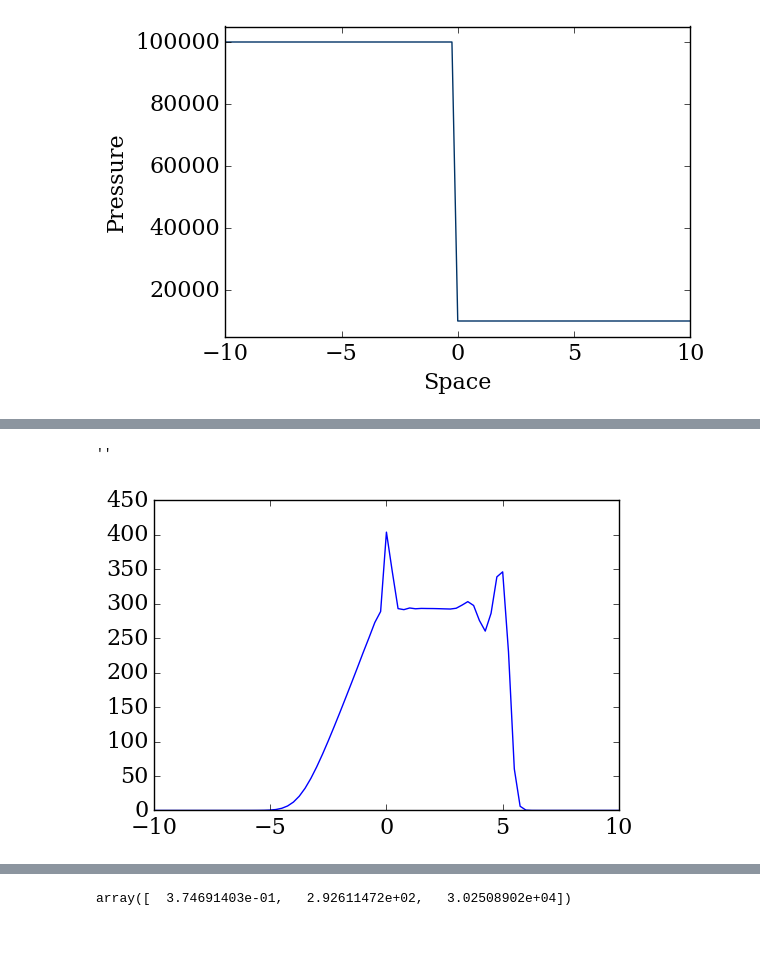
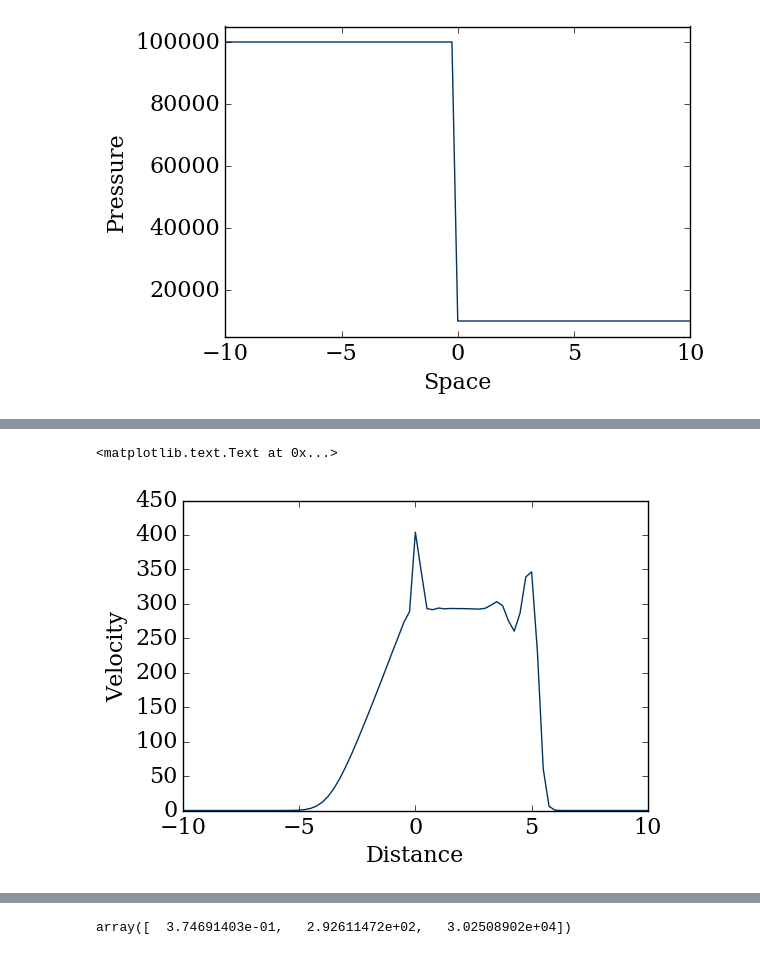
Before and after one commit to LusArt/Shock_Tube, a Jupyter notebook: Shock_Tube.ipynb, the cells around one changed output, grey strips where cells are left out. Cells and saved outputs as stored; diff of their text form; code cells hidden in the pictures.

```diff
--- a/Shock_Tube.ipynb
+++ b/Shock_Tube.ipynb
@@ -280,7 +285,7 @@ def vector_u(array,gamma):
 
     Parameters
     ----------
-    u : array of float
+    array : array of float
         array containing the values of (rho,u,p)
     gamma : float
         constant from the exercise
@@ -301,7 +306,7 @@ def vector_u(array,gamma):
                       rho*e_t])
 # %%
 def vector_f(u, gamma):
-    """Used to get the vector f from the array of float "u"
+    """Transform the array of float "u" to get the vector f
 
     Parameters
     ----------
@@ -335,18 +343,23 @@ u_1\\
 # %%
 def basic(u,nt,nx,gamma):
     """Transform the array of float "u" to get the vector A
+
     Parameters
     ----------
     u : array of float
         array containing the solution of vector u
+    nt : float
+        number of grid points in t
+    nx : float
+        number of grid points in x
     gamma : float
         constant from the exercise
 
 
     Returns
     -------
-    vector A : array of float
-        array containing the values of (rho,u,p)
+    initial : array of float
+        array containing the values of (rho,u,p) throught the whole simulation time
 
     """
     initial = numpy.zeros((nt,3,nx))
@@ -459,13 +475,15 @@ Nous avons affiché deux fonctions, elles fonctionnent toutes les deux mais sont
 # %%
 def dothemath(array, nt, nx, dt, dx, gamma):
-    """ Computes the solution with MacCormack scheme
+    """ Computes the solution with Richtmyer scheme
 
     Parameters
     ----------
-    rho    : array of floats
-            Density at initial time-step
+    array  : array of floats
+            Array with initial values of density, velocity and pressure
     nt     : int
-            Number of time steps
+            Number of grid points in t
+    nx     : int
+            Number of grid points in x
     dt     : float
             Time-step size
     dx     : float
@@ -474,8 +492,10 @@ def dothemath(array, nt, nx, dt, dx, gamma):
 
     Returns
     -------
-    array : array of floats
-            Density after nt time steps at every point x
+    u      : array of floats
+            Array with values of vector u at every nt time steps at every point x
+
+    We directly transform the array u with the function basic() to get the vector A wich we can manipulate easily
     """
     u = numpy.zeros((nt,3,nx))
     u[0] = vector_u(array,gamma)
@@ -498,8 +534,7 @@ a = dothemath(A,nt,nx,dt,dx,gamma)
 # %%
-pyplot.plot(x, b[50][1], color='b', ls='-', lw=1)
-pyplot.ylabel('')
-pyplot.xlabel('')
-;
+pyplot.plot(x, a[50][1], color='#003366', ls='-', lw=1)
+pyplot.ylabel('Velocity')
+pyplot.xlabel('Distance')
 # %% [output]
-''
+<matplotlib.text.Text at 0x...>
-[figure, old version]
+[figure, new version]
```
Also changed, not shown: parts of 26 cells of this notebook.
